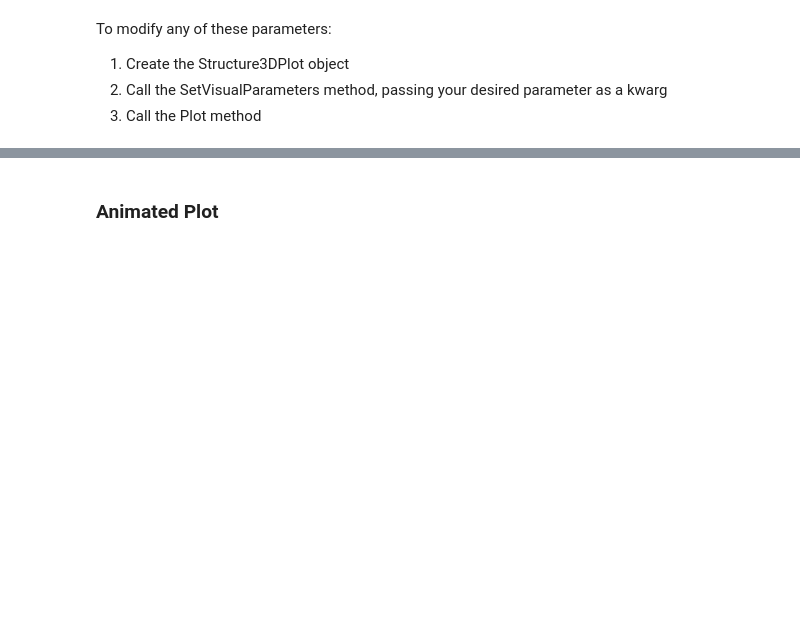
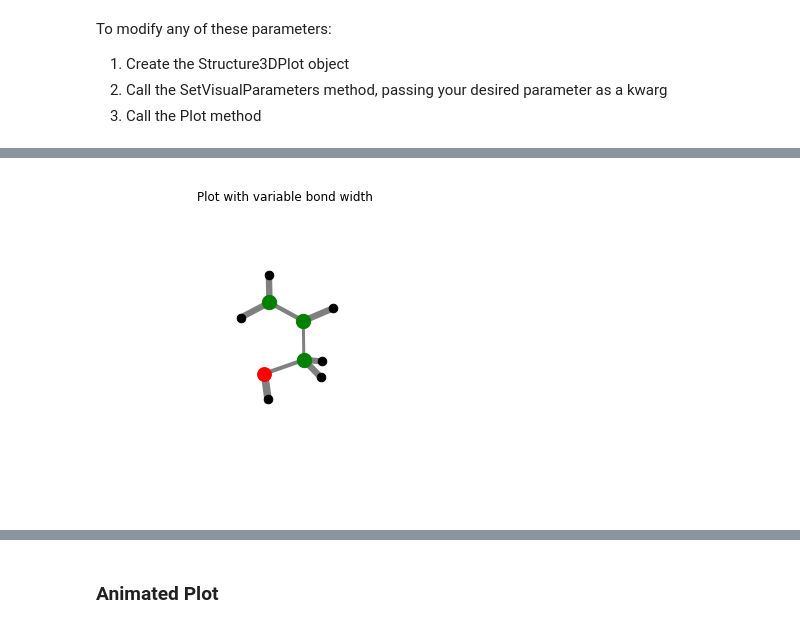
Before and after one commit to alvarovm/minigap, a Jupyter notebook: notebooks/Visualize_Structures.ipynb, the cells around one changed output, grey strips where cells are left out. Drawn from its saved outputs; the diff is of its cells as text; code cells hidden in the pictures; blank space fills up the shorter version.

```diff
--- a/notebooks/Visualize_Structures.ipynb
+++ b/notebooks/Visualize_Structures.ipynb
@@ -60,2 +60,8 @@ By default, bond width varies with bond length. You can change this by setting v
+# %%
+plot_object = Structure3DPlot(one_distorted_propanol)
+plot_object.SetVisualParameters(variable_bw=True, title="Plot with variable bond width")
+plot_object.Plot();
+# %% [output]
+[figure, added]
 # %%
 bond_lengths = np.arange(.9,2.0,.01)
```
Also changed, not shown: parts of 10 cells of this notebook, 4 other files.
